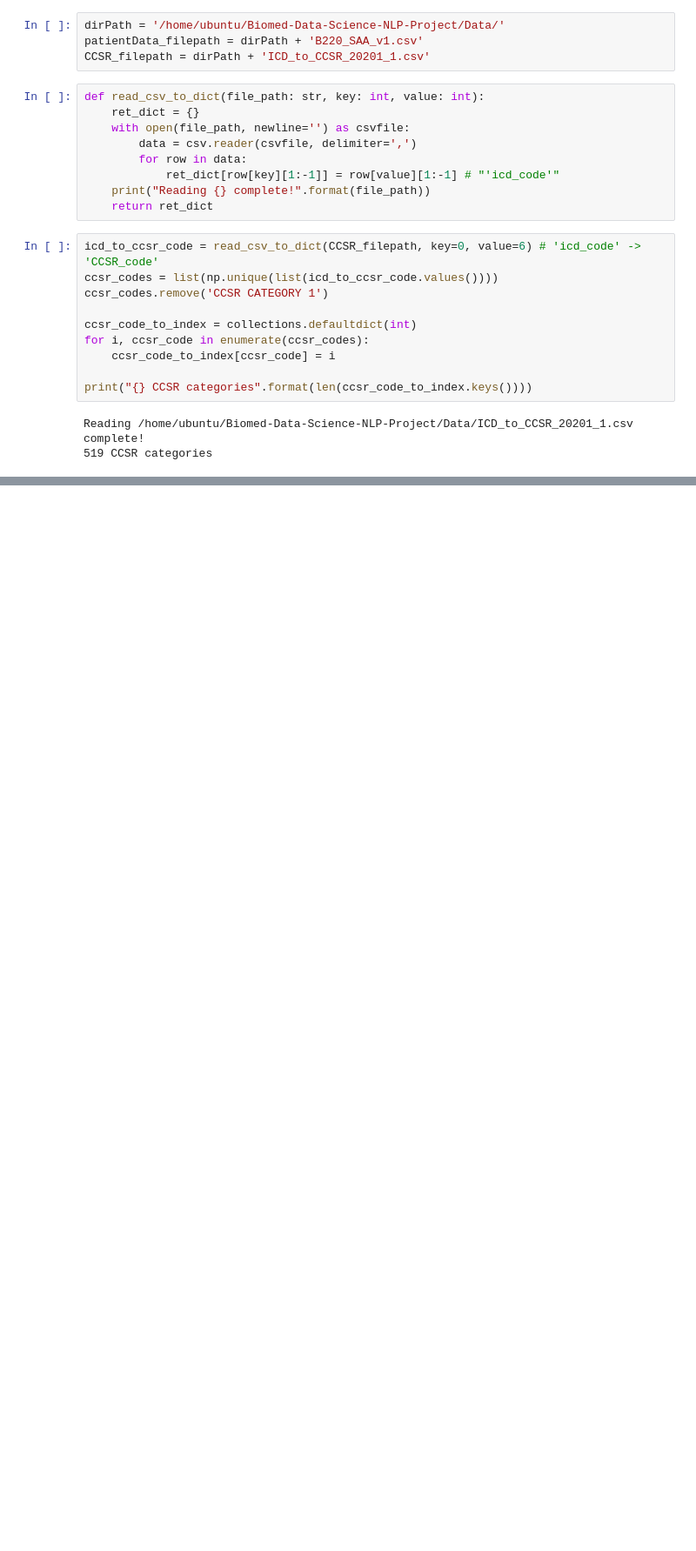
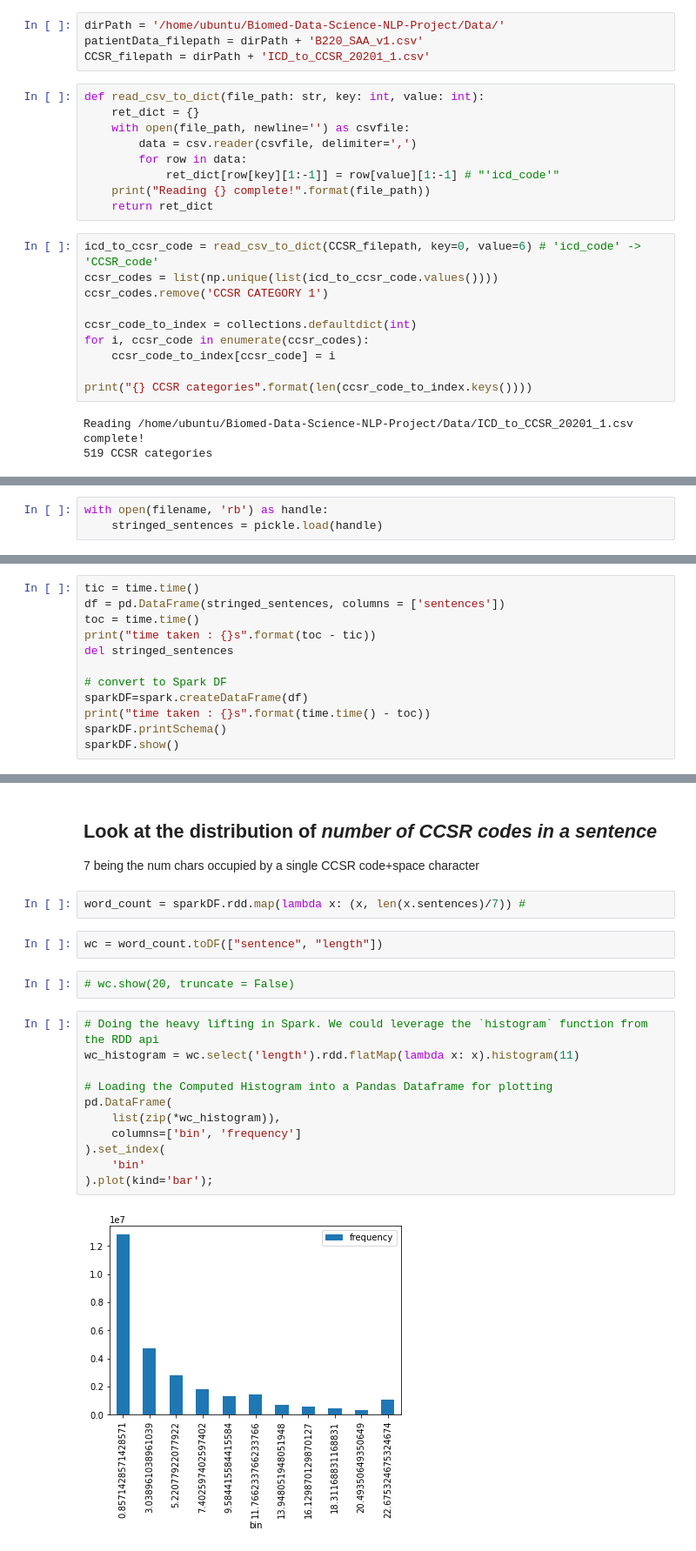
Before and after one commit to sakshamg94/Biomed-Data-Science-NLP-Project, a Jupyter notebook: word2vec_embeddings-pyspark.ipynb, the cells around one changed output, grey strips where cells are left out. Shown: that part at 87% size. Saved outputs shown, nothing was run; the diff lists cells and outputs as text; blank space fills up the shorter version.

```diff
--- a/word2vec_embeddings-pyspark.ipynb
+++ b/word2vec_embeddings-pyspark.ipynb
@@ -136,0 +130,3 @@ model = Word2Vec().setVectorSize(embed_size).setSeed(42).setMinCount(1).fit(doc)
+# %%
+with open(filename, 'rb') as handle:
+    stringed_sentences = pickle.load(handle)
@@ -136,0 +137,12 @@ model = Word2Vec().setVectorSize(embed_size).setSeed(42).setMinCount(1).fit(doc)
+# %%
+tic = time.time()
+df = pd.DataFrame(stringed_sentences, columns = ['sentences'])
+toc = time.time()
+print("time taken : {}s".format(toc - tic))
+del stringed_sentences
+
+# convert to Spark DF
+sparkDF=spark.createDataFrame(df)
+print("time taken : {}s".format(time.time() - toc))
+sparkDF.printSchema()
+sparkDF.show()
@@ -136,0 +198,22 @@ model = Word2Vec().setVectorSize(embed_size).setSeed(42).setMinCount(1).fit(doc)
+# %% [markdown]
+## Look at the distribution of *number of CCSR codes in a sentence*
+7 being the num chars occupied by a single CCSR code+space character
+# %%
+word_count = sparkDF.rdd.map(lambda x: (x, len(x.sentences)/7)) #
+# %%
+wc = word_count.toDF(["sentence", "length"])
+# %%
+# wc.show(20, truncate = False)
+# %%
+# Doing the heavy lifting in Spark. We could leverage the `histogram` function from the RDD api
+wc_histogram = wc.select('length').rdd.flatMap(lambda x: x).histogram(11)
+
+# Loading the Computed Histogram into a Pandas Dataframe for plotting
+pd.DataFrame(
+    list(zip(*wc_histogram)),
+    columns=['bin', 'frequency']
+).set_index(
+    'bin'
+).plot(kind='bar');
+# %% [output]
+[figure, added]
```
Also changed, not shown: parts of 38 cells of this notebook.
